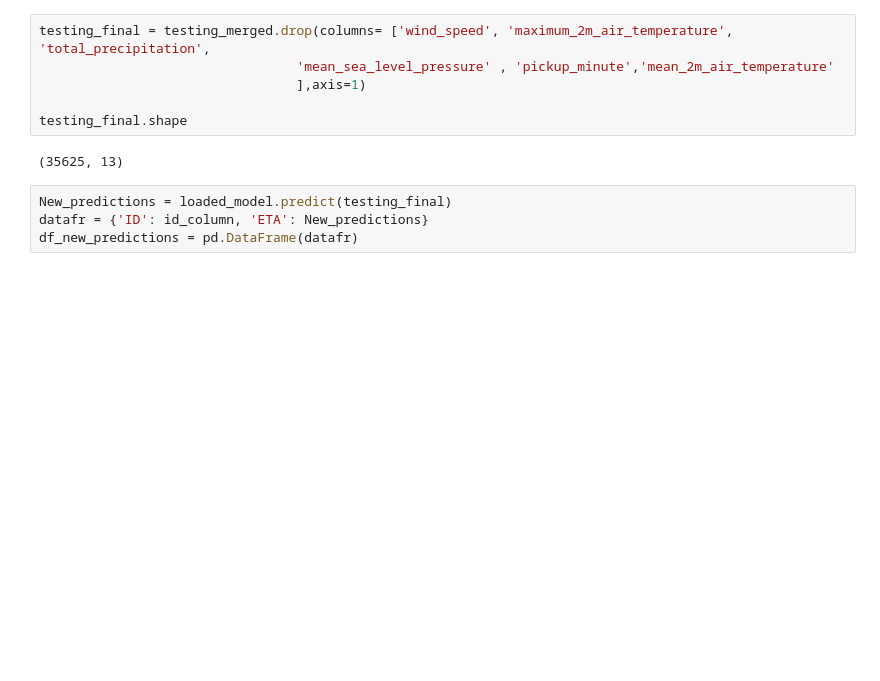
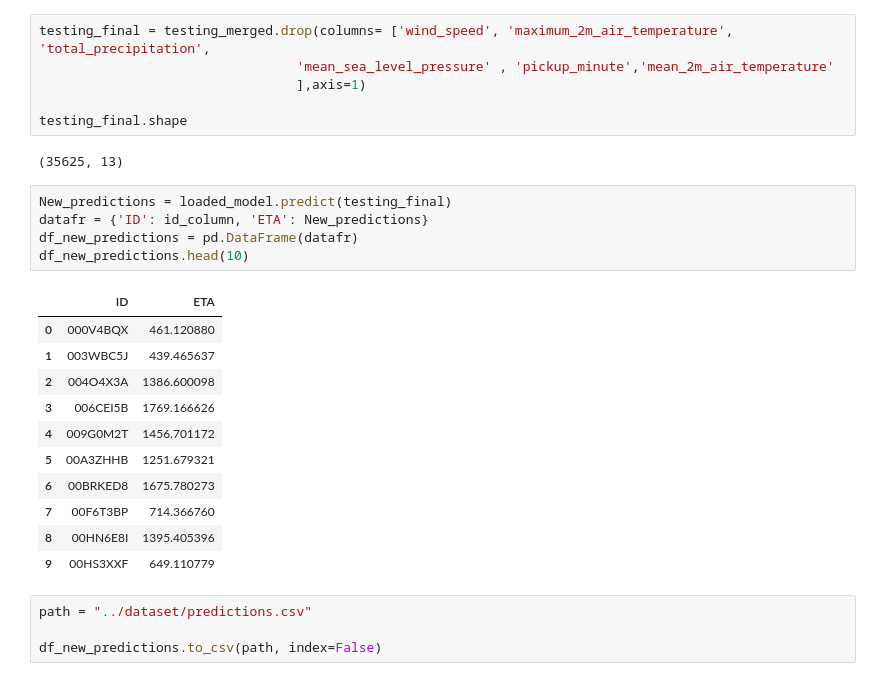
Before and after one commit to Azie88/Estimated-Time-of-Arrival-ETA-Prediction, a Jupyter notebook: Dev/Project_notebook.ipynb, the cells around one changed output. Cells and saved outputs as stored; diff of their text form; blank space fills up the shorter version.

Commit message:
Notebook updates model predictions

```diff
--- a/Dev/Project_notebook.ipynb
+++ b/Dev/Project_notebook.ipynb
@@ -1436,4 +1436,21 @@ testing_final.shape
 # %%
 New_predictions = loaded_model.predict(testing_final)
 datafr = {'ID': id_column, 'ETA': New_predictions}
 df_new_predictions = pd.DataFrame(datafr)
+df_new_predictions.head(10)
+# %% [output]
+|  | ID | ETA |
+| 0 | 000V4BQX | 461.120880 |
+| 1 | 003WBC5J | 439.465637 |
+| 2 | 004O4X3A | 1386.600098 |
+| 3 | 006CEI5B | 1769.166626 |
+| 4 | 009G0M2T | 1456.701172 |
+| 5 | 00A3ZHHB | 1251.679321 |
+| 6 | 00BRKED8 | 1675.780273 |
+| 7 | 00F6T3BP | 714.366760 |
+| 8 | 00HN6E8I | 1395.405396 |
+| 9 | 00HS3XXF | 649.110779 |
+# %%
+path = "../dataset/predictions.csv"
+
+df_new_predictions.to_csv(path, index=False)
```
Also changed, not shown: parts of 3 cells of this notebook.
